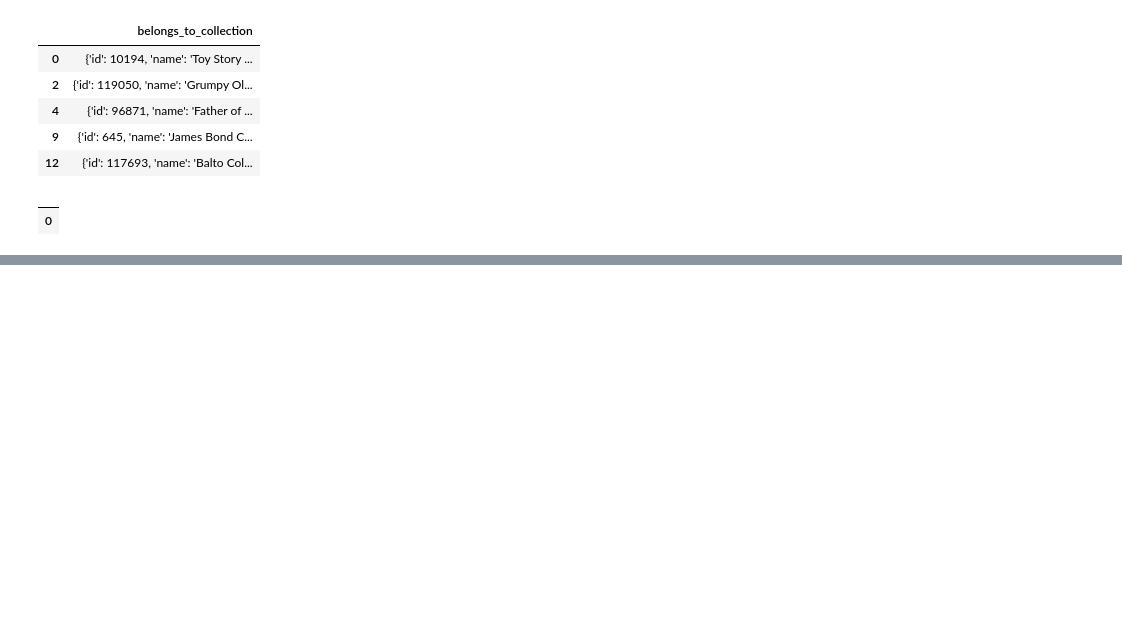
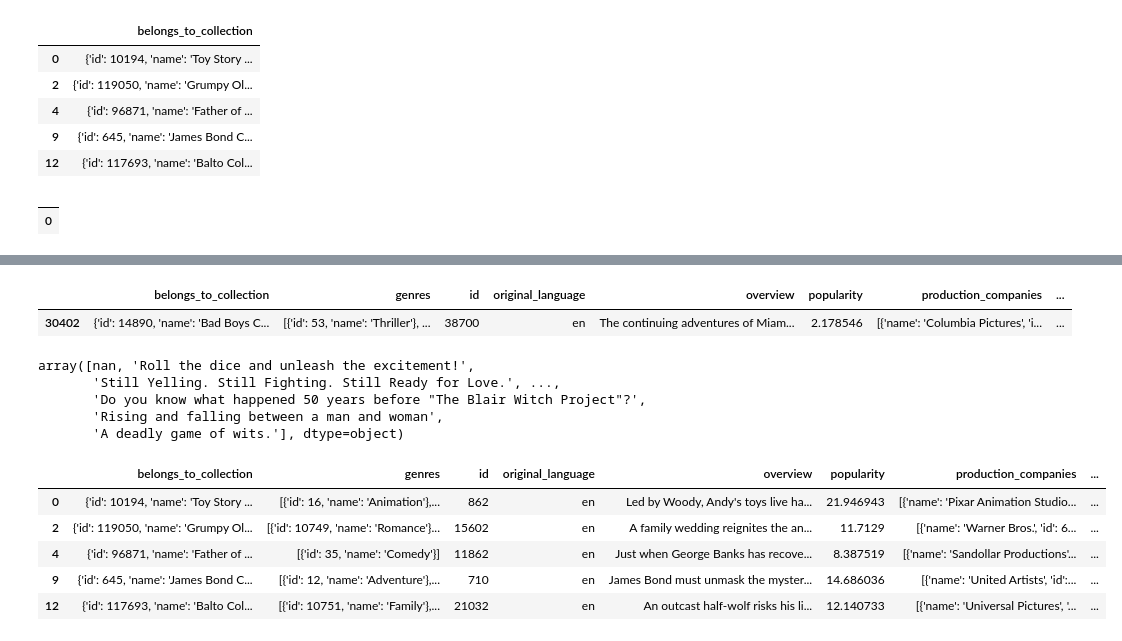
Before and after one commit to Constanzafl/Proyecto_Indiv_1_MLO_Henry, a Jupyter notebook: ETL/ETL_arrancando.ipynb, the cells around one changed output, grey strips where cells are left out. Cells and saved outputs as stored; diff of their text form; code cells hidden in the pictures; blank space fills up the shorter version.

```diff
--- a/ETL/ETL_arrancando.ipynb
+++ b/ETL/ETL_arrancando.ipynb
@@ -292,0 +278,7 @@ dfgenres.head()
+# %%
+dfproduction= dfmovies2[dfmovies2['status']=='Planned']
+dfproduction.head(1)
+##tiene release date
+# %% [output]
+|  | belongs_to_collection | genres | id | original_language | overview | popularity | production_companies | ... |
+| 30402 | {'id': 14890, 'name': 'Bad Boys C... | [{'id': 53, 'name': 'Thriller'}, ... | 38700 | en | The continuing adventures of Miam... | 2.178546 | [{'name': 'Columbia Pictures', 'i... | ... |
@@ -292,0 +291,22 @@ dfgenres.head()
+# %%
+## ahora me fijo si puedo eliminar tag line
+dfmovies['tagline'].unique()
+# %% [output]
+array([nan, 'Roll the dice and unleash the excitement!',
+       'Still Yelling. Still Fighting. Still Ready for Love.', ...,
+       'Do you know what happened 50 years before "The Blair Witch Project"?',
+       'Rising and falling between a man and woman',
+       'A deadly game of wits.'], dtype=object)
+# %%
+### elimino mas columnas que a mi me parece que estan de mas
+columnas_a_eliminar2 = ['tagline','status','vote_average','vote_count', 'release_date']
+dfmovies3 = dfmovies2.drop(columns=columnas_a_eliminar2)
+# %%
+dfmovies3.head()
+# %% [output]
+|  | belongs_to_collection | genres | id | original_language | overview | popularity | production_companies | ... |
+| 0 | {'id': 10194, 'name': 'Toy Story ... | [{'id': 16, 'name': 'Animation'},... | 862 | en | Led by Woody, Andy's toys live ha... | 21.946943 | [{'name': 'Pixar Animation Studio... | ... |
+| 2 | {'id': 119050, 'name': 'Grumpy Ol... | [{'id': 10749, 'name': 'Romance'}... | 15602 | en | A family wedding reignites the an... | 11.7129 | [{'name': 'Warner Bros.', 'id': 6... | ... |
+| 4 | {'id': 96871, 'name': 'Father of ... | [{'id': 35, 'name': 'Comedy'}] | 11862 | en | Just when George Banks has recove... | 8.387519 | [{'name': 'Sandollar Productions'... | ... |
+| 9 | {'id': 645, 'name': 'James Bond C... | [{'id': 12, 'name': 'Adventure'},... | 710 | en | James Bond must unmask the myster... | 14.686036 | [{'name': 'United Artists', 'id':... | ... |
+| 12 | {'id': 117693, 'name': 'Balto Col... | [{'id': 10751, 'name': 'Family'},... | 21032 | en | An outcast half-wolf risks his li... | 12.140733 | [{'name': 'Universal Pictures', '... | ... |
```
Also changed, not shown: parts of 13 cells of this notebook, 7 other files.
